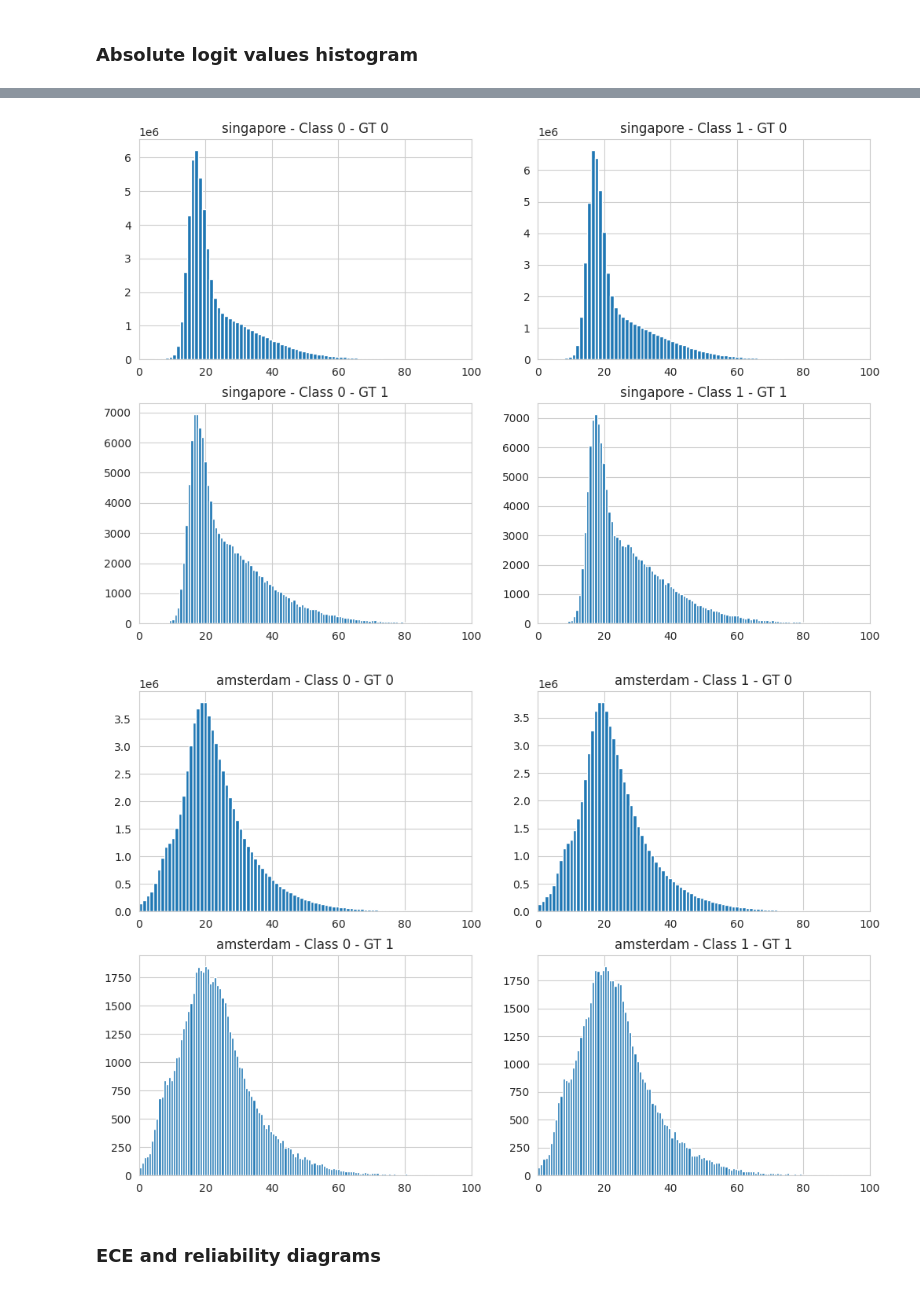
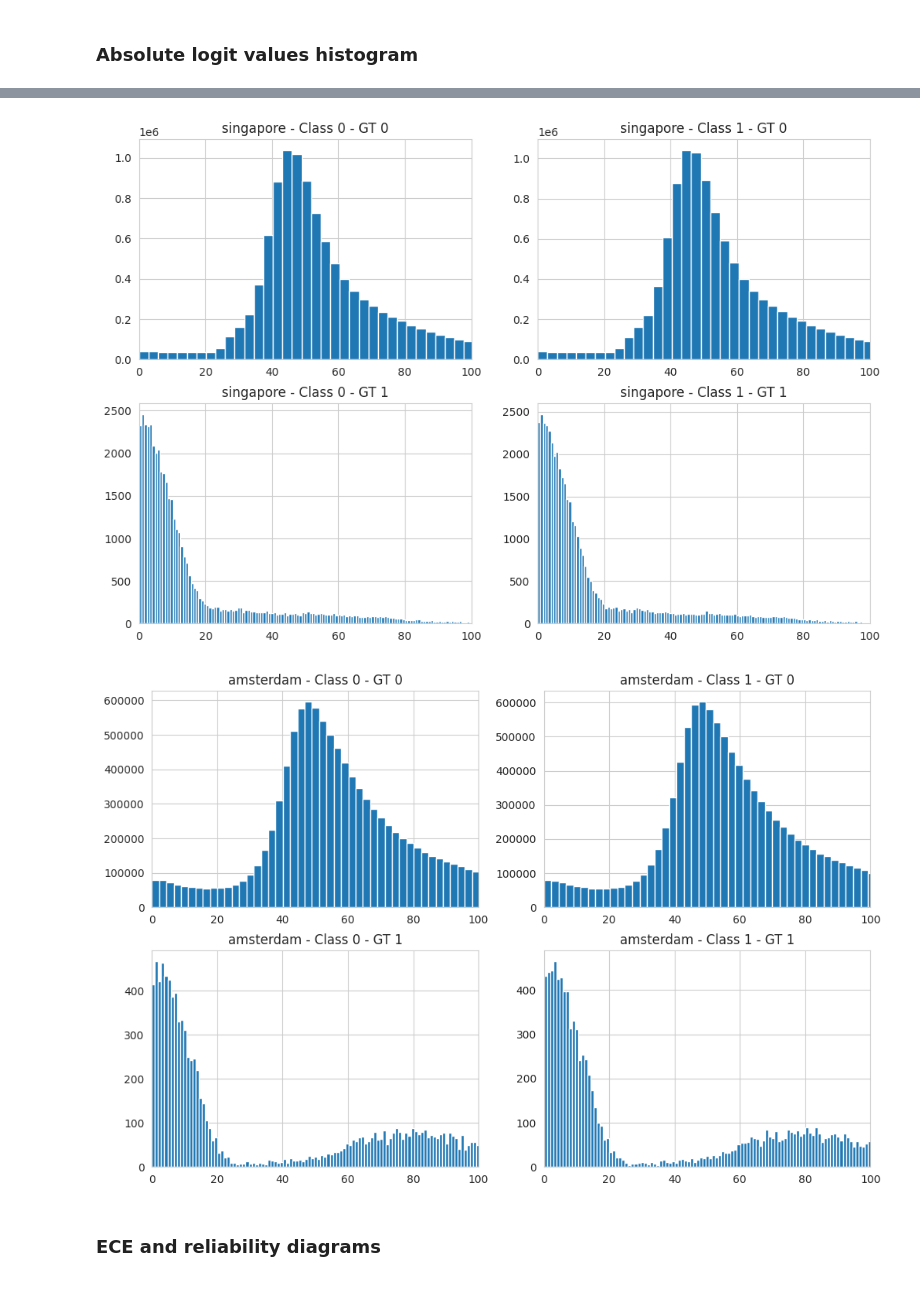
Before and after one commit to vfmatzkin/wmh-mc-seg, a Jupyter notebook: notebooks/metrics.ipynb, the cells around one changed output, grey strips where cells are left out. Saved outputs shown, nothing was run; the diff lists cells and outputs as text; code cells hidden in the pictures.

Commit message:
Monday fixes - Predict on patches. - Cleaned some params in MLproject - The images are now saved in the original space. - Improved README.md

```diff
--- a/notebooks/metrics.ipynb
+++ b/notebooks/metrics.ipynb
@@ -67,7 +65,7 @@ Here the voxels are separated according to their class (0 or 1) and the metrics
 centers = ['utrecht', 'singapore', 'amsterdam']
 
 for center in centers:
-    imgs_smx_0_0, imgs_smx_0_1, imgs_smx_1_0,imgs_smx_1_1 = \
+    imgs_smx_0_0, imgs_smx_0_1, imgs_smx_1_0, imgs_smx_1_1 = \
         np.array([]), np.array([]), np.array([]), np.array([])
 
     df = pd.read_csv(f"utrecht-{center}.csv", header=None)
@@ -85,10 +83,10 @@ for center in centers:
         gt_1 = np.where(gt == 1)[0]
 
         # get the softmax values for the voxels where gt is 1 in each channel
-        img_smx_0_0 = pred_softmax[:, :, 0, 0, :].flatten()[gt_0]
-        img_smx_1_0 = pred_softmax[:, :, 1, 0, :].flatten()[gt_0]
-        img_smx_0_1 = pred_softmax[:, :, 0, 0, :].flatten()[gt_1]
-        img_smx_1_1 = pred_softmax[:, :, 1, 0, :].flatten()[gt_1]
+        img_smx_0_0 = pred_softmax[:, :, :, 0].flatten()[gt_0]
+        img_smx_1_0 = pred_softmax[:, :, :, 1].flatten()[gt_0]
+        img_smx_0_1 = pred_softmax[:, :, :, 0].flatten()[gt_1]
+        img_smx_1_1 = pred_softmax[:, :, :, 1].flatten()[gt_1]
 
         # Concatenate sampled voxels for each class
         imgs_smx_0_0 = np.concatenate((imgs_smx_0_0, np.around(np.array(img_smx_0_0), decimals=2)))
@@ -139,7 +132,7 @@ Processing /home/fmatzkin/Code/datasets/wmh/training/Amsterdam/GE3T/137/pred_wmh
 centers = ['utrecht', 'singapore', 'amsterdam']
 
 for center in centers:
-    imgs_logits_0_0, imgs_logits_0_1, imgs_logits_1_0,imgs_logits_1_1 = \
+    imgs_logits_0_0, imgs_logits_0_1, imgs_logits_1_0, imgs_logits_1_1 = \
         np.array([]), np.array([]), np.array([]), np.array([])
 
     df = pd.read_csv(f"utrecht-{center}.csv", header=None)
@@ -157,10 +150,10 @@ for center in centers:
         gt_1 = np.where(gt == 1)[0]
 
         # get the absolute logit values for the voxels where gt is 1 in each channel
-        img_logits_0_0 = np.abs(pred_logits[:, :, 0, 0, :].flatten()[gt_0])
-        img_logits_1_0 = np.abs(pred_logits[:, :, 1, 0, :].flatten()[gt_0])
-        img_logits_0_1 = np.abs(pred_logits[:, :, 0, 0, :].flatten()[gt_1])
-        img_logits_1_1 = np.abs(pred_logits[:, :, 1, 0, :].flatten()[gt_1])
+        img_logits_0_0 = np.abs(pred_logits[:, :, :, 0].flatten()[gt_0])
+        img_logits_1_0 = np.abs(pred_logits[:, :, :, 1].flatten()[gt_0])
+        img_logits_0_1 = np.abs(pred_logits[:, :, :, 0].flatten()[gt_1])
+        img_logits_1_1 = np.abs(pred_logits[:, :, :, 1].flatten()[gt_1])
 
         # Concatenate sampled voxels for each class
         imgs_logits_0_0 = np.concatenate((imgs_logits_0_0, np.around(np.array(img_logits_0_0), decimals=2)))
@@ -212,5 +200,5 @@ Processing /home/franco/Code/datasets/wmh/training/Amsterdam/GE3T/103/pred_logit
-[figure, old version]
+[figure, new version]
-[figure, old version]
+[figure, new version]
 # %% [markdown]
 ### ECE and reliability diagrams
 # %%
```
Also changed, not shown: parts of 5 cells of this notebook, 6 other files.
